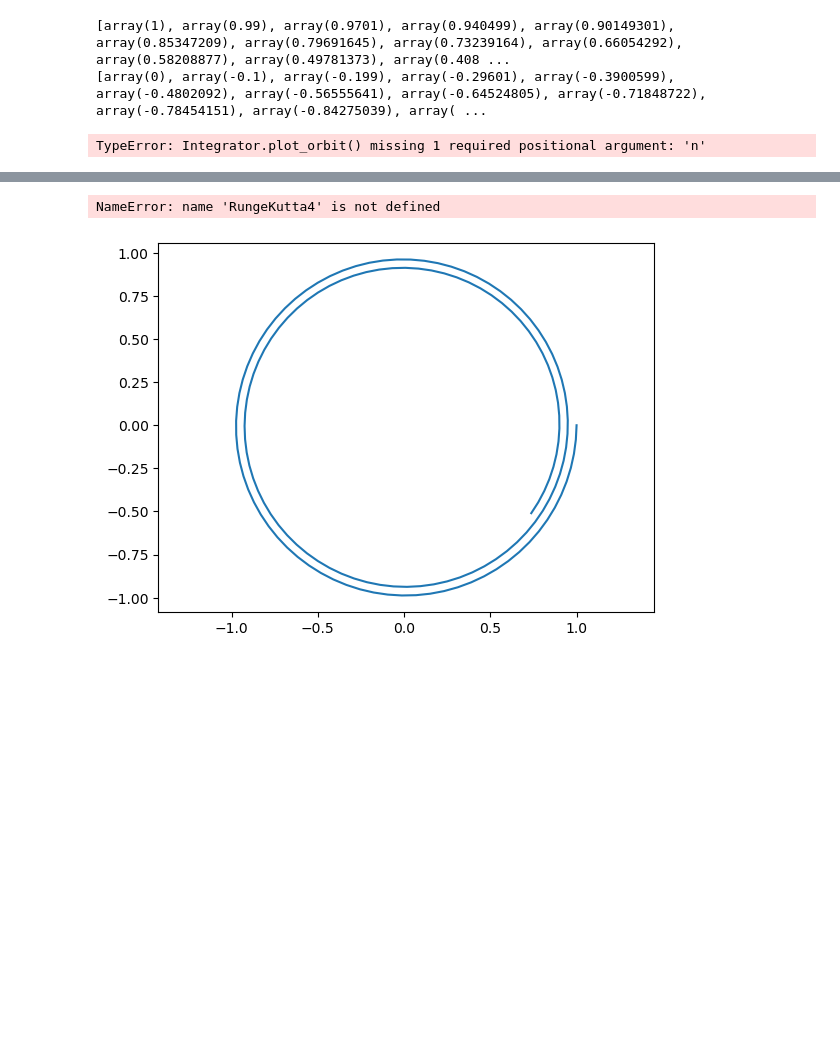
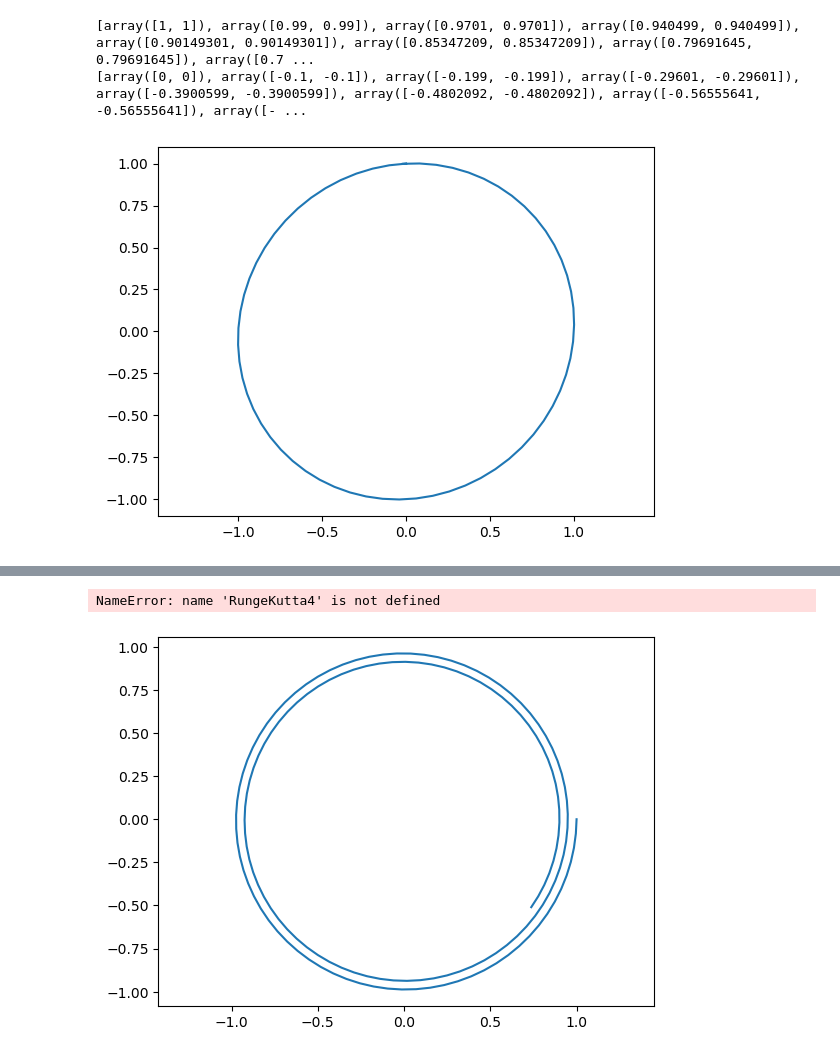
Before and after one commit to eloyf26/TFG-on-Krotov-Methods, a Jupyter notebook: TFG-on-Krotov-Methods/MyIntegrators/Symplectic Integrator.ipynb, the cells around one changed output, grey strips where cells are left out. Drawn from its saved outputs; the diff is of its cells as text; code cells hidden in the pictures; blank space fills up the shorter version.

```diff
--- a/TFG-on-Krotov-Methods/MyIntegrators/Symplectic Integrator.ipynb
+++ b/TFG-on-Krotov-Methods/MyIntegrators/Symplectic Integrator.ipynb
@@ -137,15 +143,15 @@ def hoscillator(q,p):
 sympeuler = SymplecticEuler(hoscillator,0.1)
 # %%
 
-sympeuler.integrate([0,2*np.pi],1,0)
+sympeuler.integrate([0,2*np.pi],[1, 1],[0, 0])
 print(sympeuler.qs)
 print(sympeuler.ps)
 
-sympeuler.plot_orbit(1)
+sympeuler.plot_orbit(0)
 # %% [output]
-[array(1), array(0.99), array(0.9701), array(0.940499), array(0.90149301), array(0.85347209), array(0.79691645), array(0.73239164), array(0.66054292), array(0.58208877), array(0.49781373), array(0.408 ...
-[array(0), array(-0.1), array(-0.199), array(-0.29601), array(-0.3900599), array(-0.4802092), array(-0.56555641), array(-0.64524805), array(-0.71848722), array(-0.78454151), array(-0.84275039), array( ...
+[array([1, 1]), array([0.99, 0.99]), array([0.9701, 0.9701]), array([0.940499, 0.940499]), array([0.90149301, 0.90149301]), array([0.85347209, 0.85347209]), array([0.79691645, 0.79691645]), array([0.7 ...
+[array([0, 0]), array([-0.1, -0.1]), array([-0.199, -0.199]), array([-0.29601, -0.29601]), array([-0.3900599, -0.3900599]), array([-0.4802092, -0.4802092]), array([-0.56555641, -0.56555641]), array([- ...
-TypeError: Integrator.plot_orbit() missing 1 required positional argument: 'n'
+[figure, added]
 # %%
 forweuler = ForwardEuler(hoscillator,0.1)
 # %%
```
Also changed, not shown: parts of 4 cells of this notebook, 12 other files.
